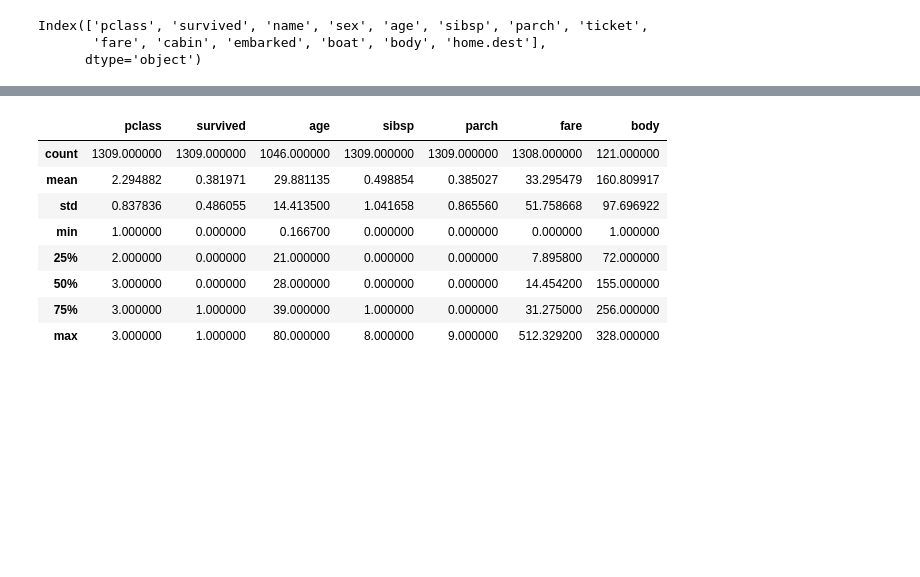
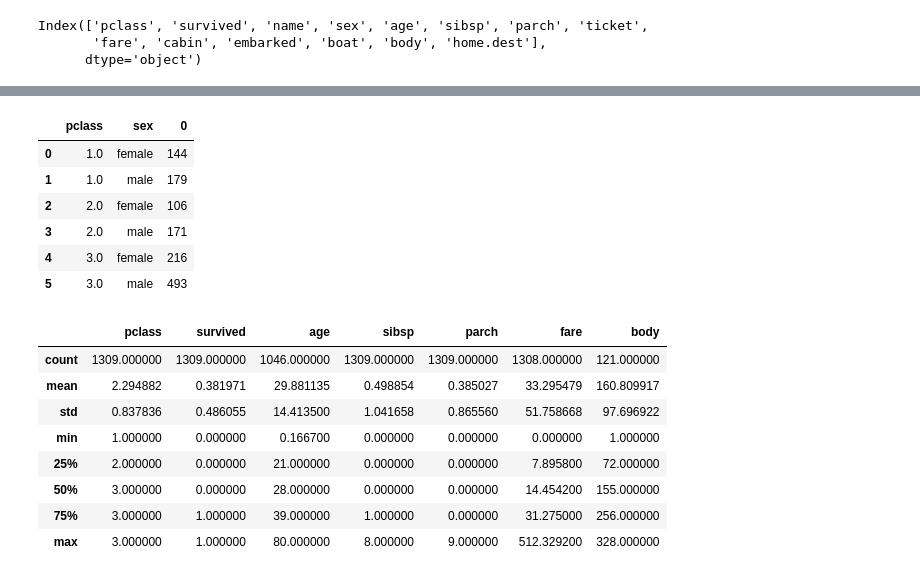
Before and after one commit to freebreadstix/Titanic, a Jupyter notebook: titanic_ml.ipynb, the cells around one changed output, grey strips where cells are left out. Saved outputs shown, nothing was run; the diff lists cells and outputs as text; code cells hidden in the pictures; blank space fills up the shorter version.

```diff
--- a/titanic_ml.ipynb
+++ b/titanic_ml.ipynb
@@ -32,3 +50,18 @@ NameError: name 'attributes' is not defined
+# %%
+
+def percent_survived(series):
+
+
+df.groupby(['pclass', 'sex']).size().reset_index()
+#fig2 = sns.barplot(x='pclass', y=)
+# %% [output]
+|  | pclass | sex | 0 |
+| 0 | 1.0 | female | 144 |
+| 1 | 1.0 | male | 179 |
+| 2 | 2.0 | female | 106 |
+| 3 | 2.0 | male | 171 |
+| 4 | 3.0 | female | 216 |
+| 5 | 3.0 | male | 493 |
 # %%
 df.describe()
 # %% [output]
```
Also changed, not shown: parts of 1 cell of this notebook.
